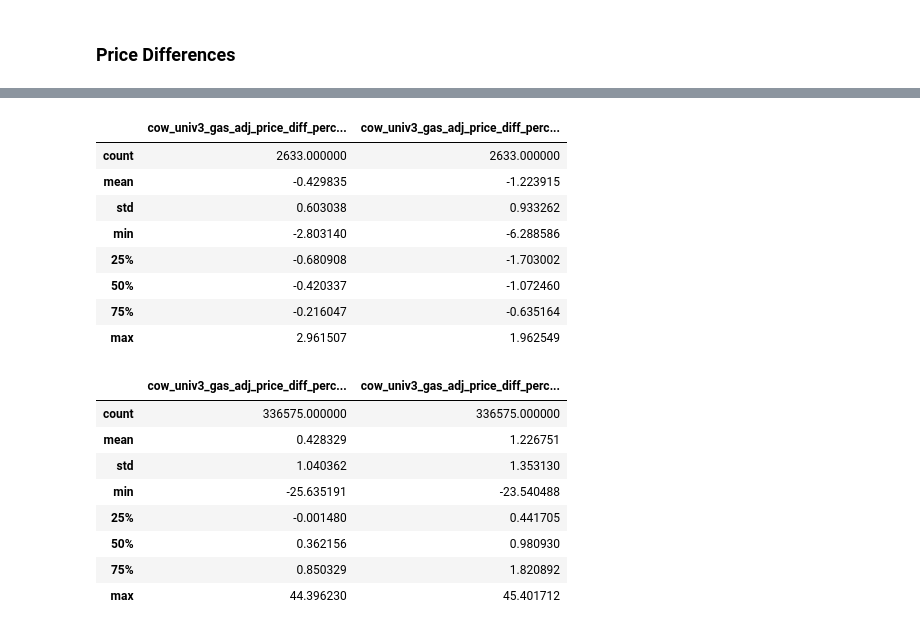
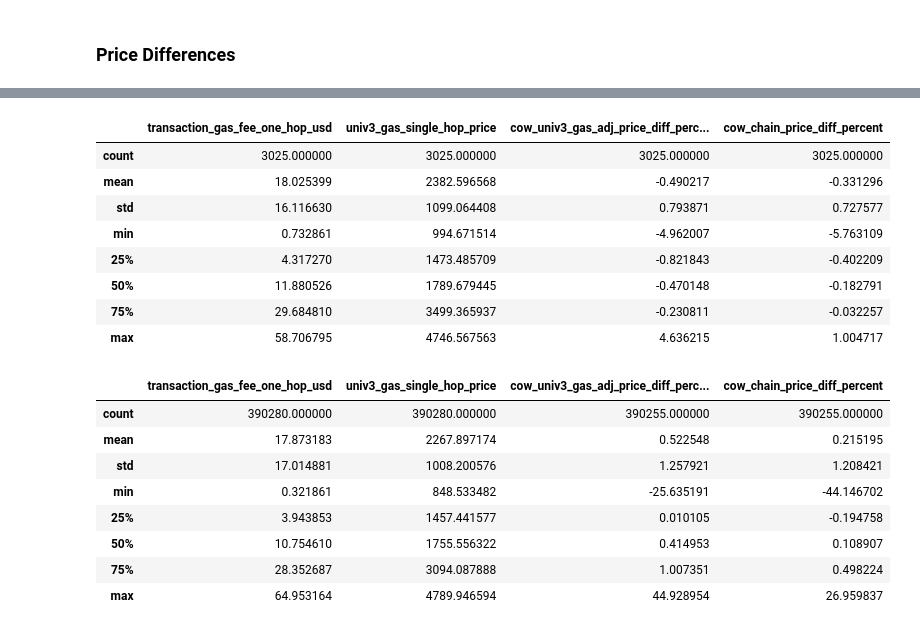
Before and after one commit to mohammed7s/Feedlot, a Jupyter notebook: pipeline/data_analysis.ipynb, the cells around one changed output, grey strips where cells are left out. Cells and saved outputs as stored; diff of their text form; code cells hidden in the pictures.

```diff
--- a/pipeline/data_analysis.ipynb
+++ b/pipeline/data_analysis.ipynb
@@ -112,5 +112,5 @@ reindexed_price_df['transaction_gas_fee_one_hop_usd'] = reindexed_price_df['tran
 reindexed_price_df['transaction_gas_fee_median_usd'] = reindexed_price_df['transaction_gas_fee_median'] * reindexed_price_df['univ3_price']
 # %%
 # filter trade directions
-buy_WETH_df = reindexed_price_df[reindexed_price_df['buy_WETH'] == True]
-sell_WETH_df = reindexed_price_df[reindexed_price_df['buy_WETH'] == False]
+buy_WETH_reindex_df = reindexed_price_df[reindexed_price_df['buy_WETH'] == True]
+sell_WETH_reindex_df = reindexed_price_df[reindexed_price_df['buy_WETH'] == False]
@@ -117,5 +124,9 @@ sell_WETH_df = reindexed_price_df[reindexed_price_df['buy_WETH'] == False]
 # %%
 # filter for outliers if transaction_gas_fee_one_hop_usd > $100 usd value. Outliers exist because the median value is an imperfect heuristic.
 # the median value skews the outliers. More details in the report
-buy_WETH_df = buy_WETH_df[buy_WETH_df['transaction_gas_fee_median_usd'] < 100]
-sell_WETH_df = sell_WETH_df[sell_WETH_df['transaction_gas_fee_median_usd'] < 100]
+# buy_WETH_df = buy_WETH_df[buy_WETH_df['transaction_gas_fee_median_usd'] < 200]
+# sell_WETH_df = sell_WETH_df[sell_WETH_df['transaction_gas_fee_median_usd'] < 200]
+
+# get all values below the 90th percentile
+buy_WETH_df = buy_WETH_reindex_df[buy_WETH_reindex_df['transaction_gas_fee_median_usd'] < buy_WETH_reindex_df['transaction_gas_fee_median_usd'].quantile(0.90)]
+sell_WETH_df = sell_WETH_reindex_df[sell_WETH_reindex_df['transaction_gas_fee_median_usd'] < sell_WETH_reindex_df['transaction_gas_fee_median_usd'].quantile(0.90)]
@@ -276,25 +351,25 @@ Mean deviation of cow buy price from chainlink price (90th percentile): -0.36%
 # %%
 # statistics for buy_WETH_df single hop price difference
-buy_WETH_df[['cow_univ3_gas_adj_price_diff_percent_single', 'cow_univ3_gas_adj_price_diff_percent_median']].describe()
+buy_WETH_df[['transaction_gas_fee_one_hop_usd', 'univ3_gas_single_hop_price', 'cow_univ3_gas_adj_price_diff_percent_single', 'cow_chain_price_diff_percent']].describe()
 # %% [output]
-|  | cow_univ3_gas_adj_price_diff_perc... | cow_univ3_gas_adj_price_diff_perc... |
-| count | 2633.000000 | 2633.000000 |
-| mean | -0.429835 | -1.223915 |
-| std | 0.603038 | 0.933262 |
-| min | -2.803140 | -6.288586 |
-| 25% | -0.680908 | -1.703002 |
-| 50% | -0.420337 | -1.072460 |
-| 75% | -0.216047 | -0.635164 |
-| max | 2.961507 | 1.962549 |
+|  | transaction_gas_fee_one_hop_usd | univ3_gas_single_hop_price | cow_univ3_gas_adj_price_diff_perc... | cow_chain_price_diff_percent |
+| count | 3025.000000 | 3025.000000 | 3025.000000 | 3025.000000 |
+| mean | 18.025399 | 2382.596568 | -0.490217 | -0.331296 |
+| std | 16.116630 | 1099.064408 | 0.793871 | 0.727577 |
+| min | 0.732861 | 994.671514 | -4.962007 | -5.763109 |
+| 25% | 4.317270 | 1473.485709 | -0.821843 | -0.402209 |
+| 50% | 11.880526 | 1789.679445 | -0.470148 | -0.182791 |
+| 75% | 29.684810 | 3499.365937 | -0.230811 | -0.032257 |
+| max | 58.706795 | 4746.567563 | 4.636215 | 1.004717 |
 # %%
-sell_WETH_df[['cow_univ3_gas_adj_price_diff_percent_single', 'cow_univ3_gas_adj_price_diff_percent_median']].describe()
+sell_WETH_df[['transaction_gas_fee_one_hop_usd', 'univ3_gas_single_hop_price', 'cow_univ3_gas_adj_price_diff_percent_single', 'cow_chain_price_diff_percent']].describe()
 # %% [output]
-|  | cow_univ3_gas_adj_price_diff_perc... | cow_univ3_gas_adj_price_diff_perc... |
-| count | 336575.000000 | 336575.000000 |
-| mean | 0.428329 | 1.226751 |
-| std | 1.040362 | 1.353130 |
-| min | -25.635191 | -23.540488 |
-| 25% | -0.001480 | 0.441705 |
-| 50% | 0.362156 | 0.980930 |
-| 75% | 0.850329 | 1.820892 |
-| max | 44.396230 | 45.401712 |
+|  | transaction_gas_fee_one_hop_usd | univ3_gas_single_hop_price | cow_univ3_gas_adj_price_diff_perc... | cow_chain_price_diff_percent |
+| count | 390280.000000 | 390280.000000 | 390255.000000 | 390255.000000 |
+| mean | 17.873183 | 2267.897174 | 0.522548 | 0.215195 |
+| std | 17.014881 | 1008.200576 | 1.257921 | 1.208421 |
+| min | 0.321861 | 848.533482 | -25.635191 | -44.146702 |
+| 25% | 3.943853 | 1457.441577 | 0.010105 | -0.194758 |
+| 50% | 10.754610 | 1755.556322 | 0.414953 | 0.108907 |
+| 75% | 28.352687 | 3094.087888 | 1.007351 | 0.498224 |
+| max | 64.953164 | 4789.946594 | 44.928954 | 26.959837 |
```
Also changed, not shown: parts of 14 cells of this notebook, 8 other files.
